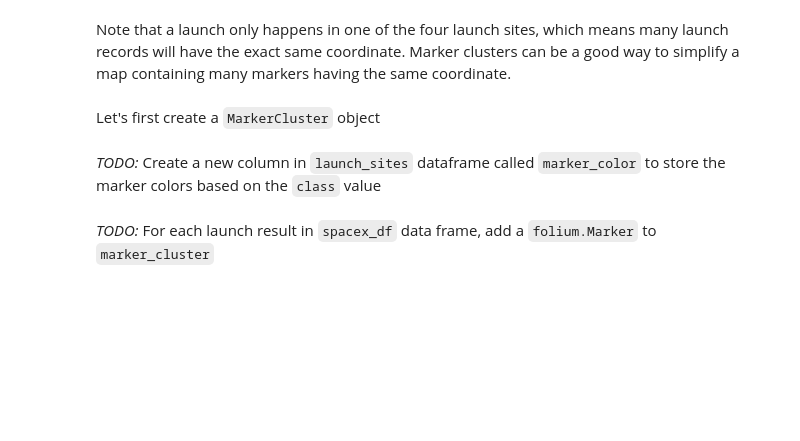
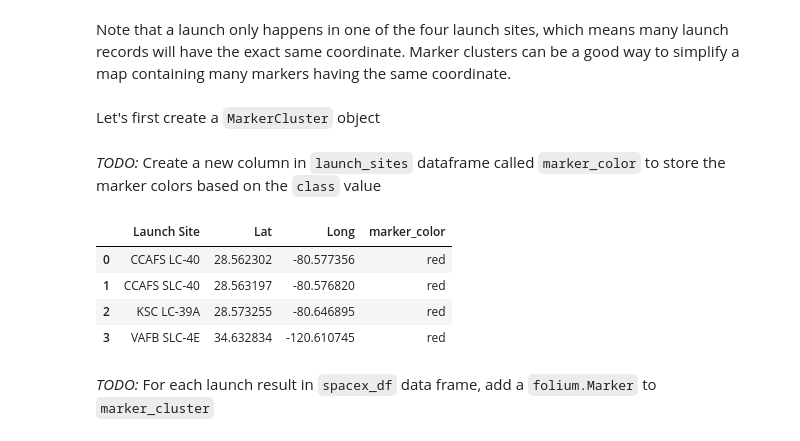
Before and after one commit to devtage-goladeji/ai-capstone, a Jupyter notebook: IBM-DS0321EN-SkillsNetwork_labs_module_3_lab_jupyter_launch_site_location.jupyterlite.ipynb, the cells around one changed output. Drawn from its saved outputs; the diff is of its cells as text; code cells hidden in the pictures; blank space fills up the shorter version.

Commit message:
modified:   IBM-DS0321EN-SkillsNetwork_labs_module_3_lab_jupyter_launch_site_location.jupyterlite.ipynb 	modified:   Submission Overview and Instructions/ds-capstone-template-coursera - completed.pptx

```diff
--- a/IBM-DS0321EN-SkillsNetwork_labs_module_3_lab_jupyter_launch_site_location.jupyterlite.ipynb
+++ b/IBM-DS0321EN-SkillsNetwork_labs_module_3_lab_jupyter_launch_site_location.jupyterlite.ipynb
@@ -50,13 +51,20 @@ First, let's try to add each site's location on a map using site's latitude and
 The following dataset with the name `spacex_launch_geo.csv` is an augmented dataset with latitude and longitude added for each site.
 # %%
 # Download and read the `spacex_launch_geo.csv`
-from js import fetch
+# from js import fetch
+# import io
+
+# URL = 'https://cf-courses-data.s3.us.cloud-object-storage.appdomain.cloud/IBM-DS0321EN-SkillsNetwork/datasets/spacex_launch_geo.csv'
+# resp = await fetch(URL)
+# spacex_csv_file = io.BytesIO((await resp.arrayBuffer()).to_py())
+# spacex_df=pd.read_csv(spacex_csv_file)
+
+# Download and read the `spacex_launch_geo.csv`
+# from js import fetch
 import io
 
 URL = 'https://cf-courses-data.s3.us.cloud-object-storage.appdomain.cloud/IBM-DS0321EN-SkillsNetwork/datasets/spacex_launch_geo.csv'
-resp = await fetch(URL)
-spacex_csv_file = io.BytesIO((await resp.arrayBuffer()).to_py())
-spacex_df=pd.read_csv(spacex_csv_file)
+spacex_df=pd.read_csv(URL)
 # %% [markdown]
 Now, you can take a look at what are the coordinates for each site.
 # %%
@@ -171,12 +179,18 @@ marker_cluster = MarkerCluster()
 # %%
 
 # Apply a function to check the value of `class` column
 # If class=1, marker_color value will be green
 # If class=0, marker_color value will be red
 
-# marker_color = spacex_df['class'].map({1:"green", 0:"red"}) ; marker_color
+launch_sites_df['marker_color'] = spacex_df['class'].map({0:"red", 1:"green"})
 
-launch_sites_df['marker_color'] = spacex_df['class'].map({1:"green", 0:"red"})
+launch_sites_df
+# %% [output]
+|  | Launch Site | Lat | Long | marker_color |
+| 0 | CCAFS LC-40 | 28.562302 | -80.577356 | red |
+| 1 | CCAFS SLC-40 | 28.563197 | -80.576820 | red |
+| 2 | KSC LC-39A | 28.573255 | -80.646895 | red |
+| 3 | VAFB SLC-4E | 34.632834 | -120.610745 | red |
 # %% [markdown]
 *TODO:* For each launch result in `spacex_df` data frame, add a `folium.Marker` to `marker_cluster`
 # %%
```
Also changed, not shown: parts of 7 cells of this notebook, 1 other file.
